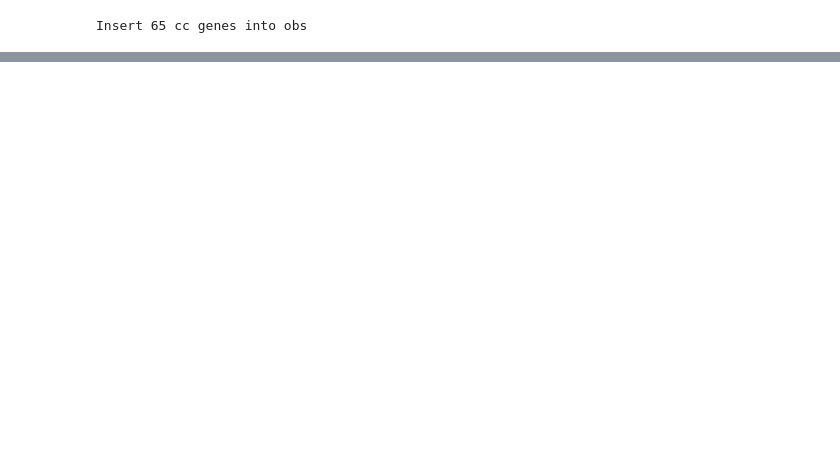
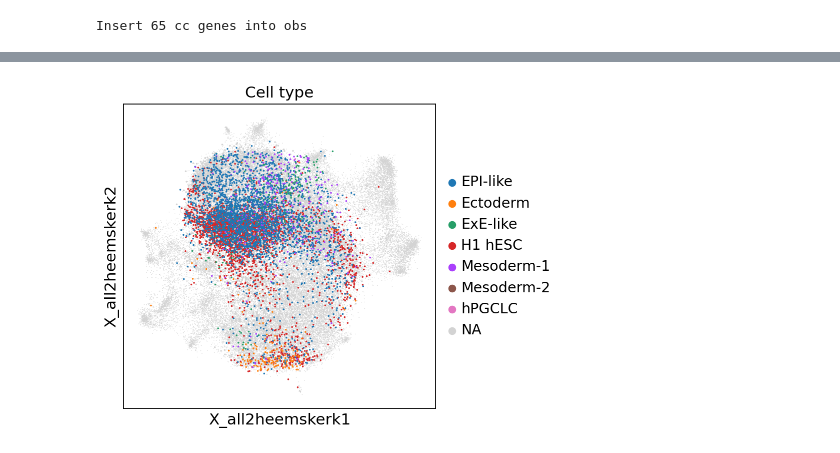
Before and after one commit to stanfish06/micropattern, a Jupyter notebook: notebooks/eda.ipynb, the cells around one changed output, grey strips where cells are left out. Drawn from its saved outputs; the diff is of its cells as text; code cells hidden in the pictures; blank space fills up the shorter version.

```diff
--- a/notebooks/eda.ipynb
+++ b/notebooks/eda.ipynb
@@ -285,0 +347,11 @@ Insert 65 cc genes into obs
+# %%
+ax = sc.pl.embedding(adata, basis="X_all2heemskerk", show=False)
+sc.pl.embedding(
+    adata[adata.obs["sample_labels"].str.contains("GSM")],
+    basis="X_all2heemskerk",
+    color="Cell type",
+    ax=ax,
+    size=10
+)
+# %% [output]
+[figure, added]
```
Also changed, not shown: parts of 9 cells of this notebook, 1 other file.
